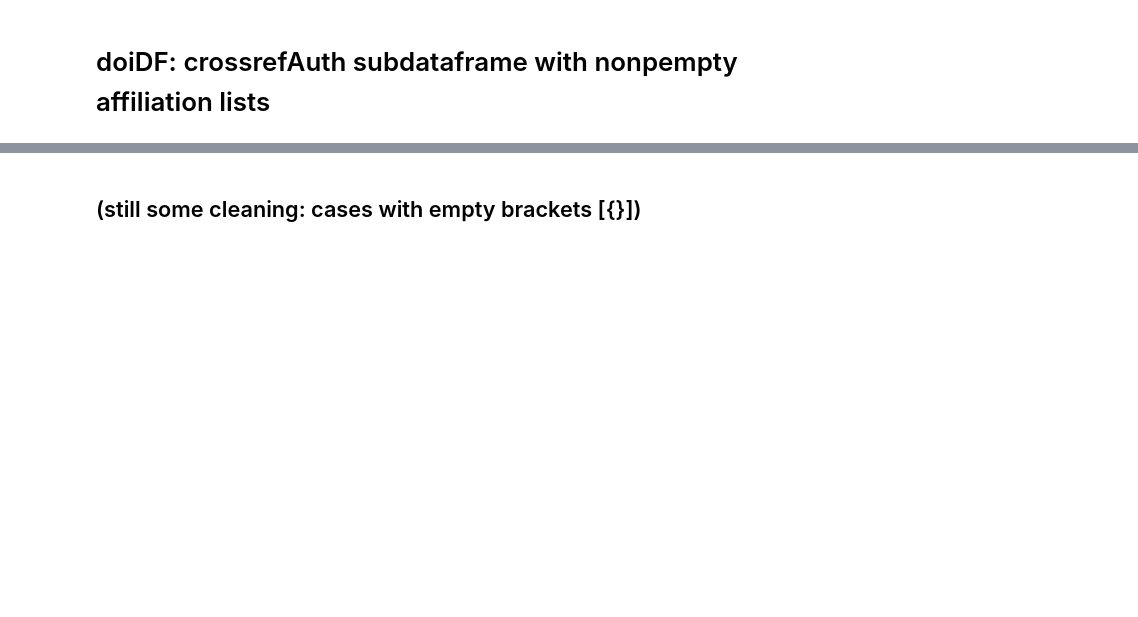
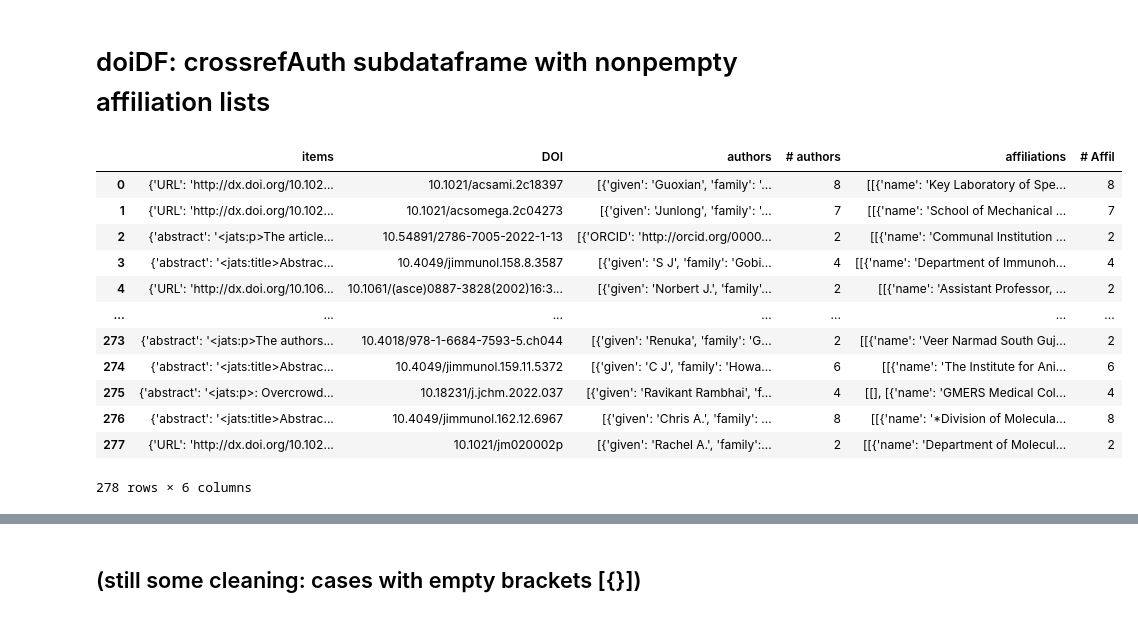
Before and after one commit to mkallipo/affiliation-matching, a Jupyter notebook: matching.ipynb, the cells around one changed output, grey strips where cells are left out. Drawn from its saved outputs; the diff is of its cells as text; code cells hidden in the pictures; blank space fills up the shorter version.

```diff
--- a/matching.ipynb
+++ b/matching.ipynb
@@ -91,3 +103,19 @@ FinalNonEmptyAff = [x for x in range(len(crossrefAuth)) if x not in FinalEmptyyA
 doiDF = crossrefAuth.iloc[FinalNonEmptyAff].copy()
 doiDF.reset_index(inplace = True)
 doiDF.drop(columns = ['index'], inplace = True)
+# %%
+doiDF
+# %% [output]
+|  | items | DOI | authors | # authors | affiliations | # Affil |
+| 0 | {'URL': 'http://dx.doi.org/10.102... | 10.1021/acsami.2c18397 | [{'given': 'Guoxian', 'family': '... | 8 | [[{'name': 'Key Laboratory of Spe... | 8 |
+| 1 | {'URL': 'http://dx.doi.org/10.102... | 10.1021/acsomega.2c04273 | [{'given': 'Junlong', 'family': '... | 7 | [[{'name': 'School of Mechanical ... | 7 |
+| 2 | {'abstract': '<jats:p>The article... | 10.54891/2786-7005-2022-1-13 | [{'ORCID': 'http://orcid.org/0000... | 2 | [[{'name': 'Communal Institution ... | 2 |
+| 3 | {'abstract': '<jats:title>Abstrac... | 10.4049/jimmunol.158.8.3587 | [{'given': 'S J', 'family': 'Gobi... | 4 | [[{'name': 'Department of Immunoh... | 4 |
+| 4 | {'URL': 'http://dx.doi.org/10.106... | 10.1061/(asce)0887-3828(2002)16:3... | [{'given': 'Norbert J.', 'family'... | 2 | [[{'name': 'Assistant Professor, ... | 2 |
+| ... | ... | ... | ... | ... | ... | ... |
+| 273 | {'abstract': '<jats:p>The authors... | 10.4018/978-1-6684-7593-5.ch044 | [{'given': 'Renuka', 'family': 'G... | 2 | [[{'name': 'Veer Narmad South Guj... | 2 |
+| 274 | {'abstract': '<jats:title>Abstrac... | 10.4049/jimmunol.159.11.5372 | [{'given': 'C J', 'family': 'Howa... | 6 | [[{'name': 'The Institute for Ani... | 6 |
+| 275 | {'abstract': '<jats:p>: Overcrowd... | 10.18231/j.jchm.2022.037 | [{'given': 'Ravikant Rambhai', 'f... | 4 | [[], [{'name': 'GMERS Medical Col... | 4 |
+| 276 | {'abstract': '<jats:title>Abstrac... | 10.4049/jimmunol.162.12.6967 | [{'given': 'Chris A.', 'family': ... | 8 | [[{'name': '*Division of Molecula... | 8 |
+| 277 | {'URL': 'http://dx.doi.org/10.102... | 10.1021/jm020002p | [{'given': 'Rachel A.', 'family':... | 2 | [[{'name': 'Department of Molecul... | 2 |
+278 rows × 6 columns
```
Also changed, not shown: parts of 106 cells of this notebook.
